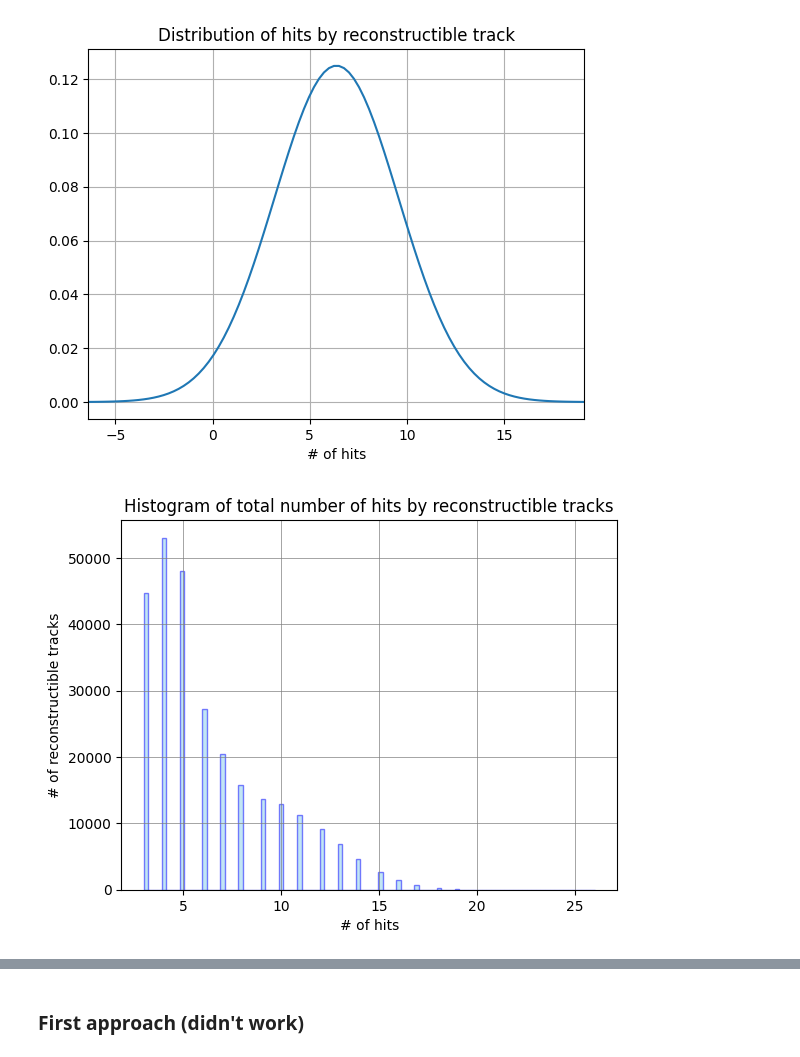
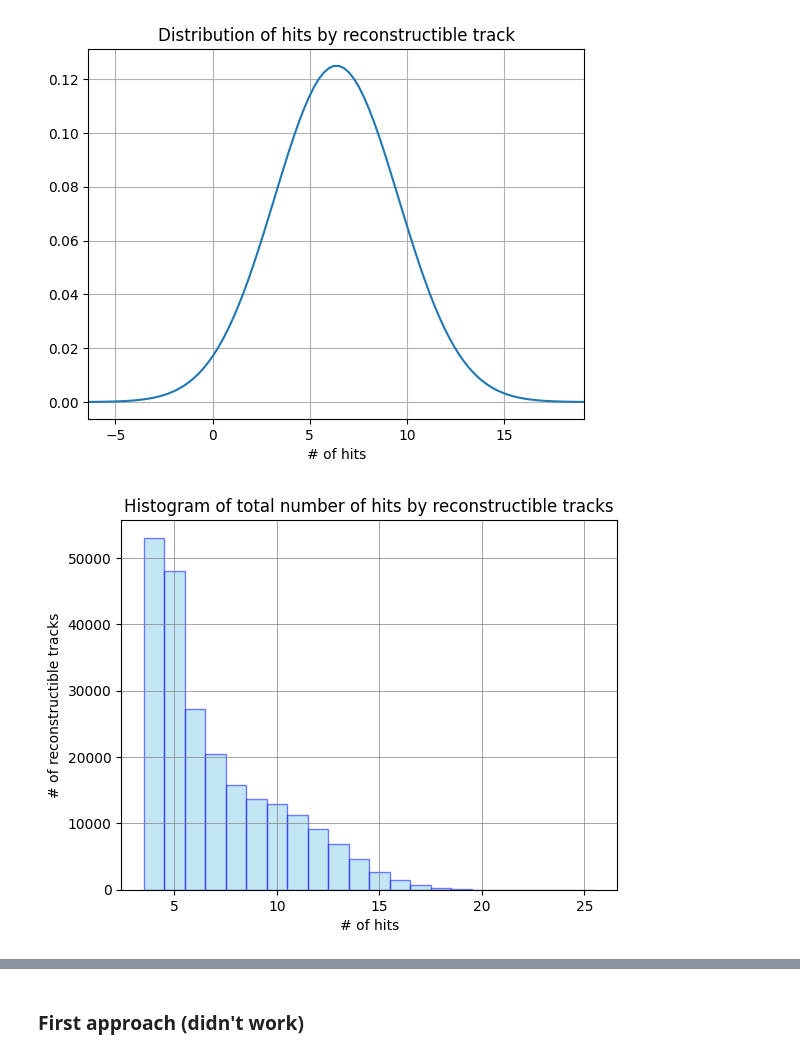
Before and after one commit to alawaree/Code_Thesis_HopfieldNetwork_VELO, a Jupyter notebook: data_analysis/general_data_analysis.ipynb, the cells around one changed output, grey strips where cells are left out. Drawn from its saved outputs; the diff is of its cells as text; code cells hidden in the pictures.

Commit message:
Update data analysis a+ new experiment

```diff
--- a/data_analysis/general_data_analysis.ipynb
+++ b/data_analysis/general_data_analysis.ipynb
@@ -274,3 +286,5 @@ for event in jsons:
+# %%
+reconstructible_tracks_list, nr_recon_tracks_list = tracks_from_event_list(jsons_minibias)
 # %%
 print(len(nr_recon_tracks_list))
 #print(nr_recon_tracks_list)
@@ -295,10 +312,0 @@ plot_density_histogram(nr_recon_tracks_list, title="Density histogram of total n
-# %%
-reconstructible_tracks_list = []
-nr_recon_tracks_list = []
-hits_list = []
-
-for event in jsons:
-    tracks, hits = tracks_from_data(event, True)
-    reconstructible_tracks_list.append(tracks)
-    hits_list.append(hits)
-    nr_recon_tracks_list.append(len(tracks))
@@ -327,11 +313,14 @@ fct test
 # %%
-nr_tracks_list=[]
-nr_hits_list = []
+def hits_by_tracks_list(reconstructible_tracks_list):
+    nr_tracks_list=[]
+    nr_tracks_hits_list = []
 
-for event in reconstructible_tracks_list:
-    nr_tracks = len(event)
-    nr_tracks_list.append(nr_tracks)
+    for event in reconstructible_tracks_list:
+        nr_tracks = len(event)
+        nr_tracks_list.append(nr_tracks)        #return the number of reconstructible tracks by event
 
-    for tracks in event:
-        nr_hits = len(tracks.hits)
-        nr_hits_list.append(nr_hits)
+        for tracks in event:
+            nr_hits = len(tracks.hits)
+            nr_tracks_hits_list.append(nr_hits) #return the number of hits by reconstructible track
+
+    return nr_tracks_list, nr_tracks_hits_list
@@ -357 +327,3 @@ print(sum(nr_hits_list)/sum(nr_tracks_list))
+# %%
+nr_tracks_list, nr_tracks_hits_list = hits_by_tracks_list(reconstructible_tracks_list)
 # %%
@@ -365,6 +345,6 @@ plot_distribution(mu_track_hits, sigma_track_hits, title='Distribution of hits b
 # %% [output]
 [figure]
 # %%
-plot_histogram(nr_hits_list, title="Histogram of total number of hits by reconstructible tracks", xlabel="# of hits", ylabel="# of reconstructible tracks", safe_to_file=False)
+plot_histogram(nr_tracks_hits_list, title="Histogram of total number of hits by reconstructible tracks", xlabel="# of hits", ylabel="# of reconstructible tracks", safe_to_file=False, bins_precise=True)
 # %% [output]
-[figure, old version]
+[figure, new version]
```
Also changed, not shown: parts of 66 cells of this notebook, 25 other files.
